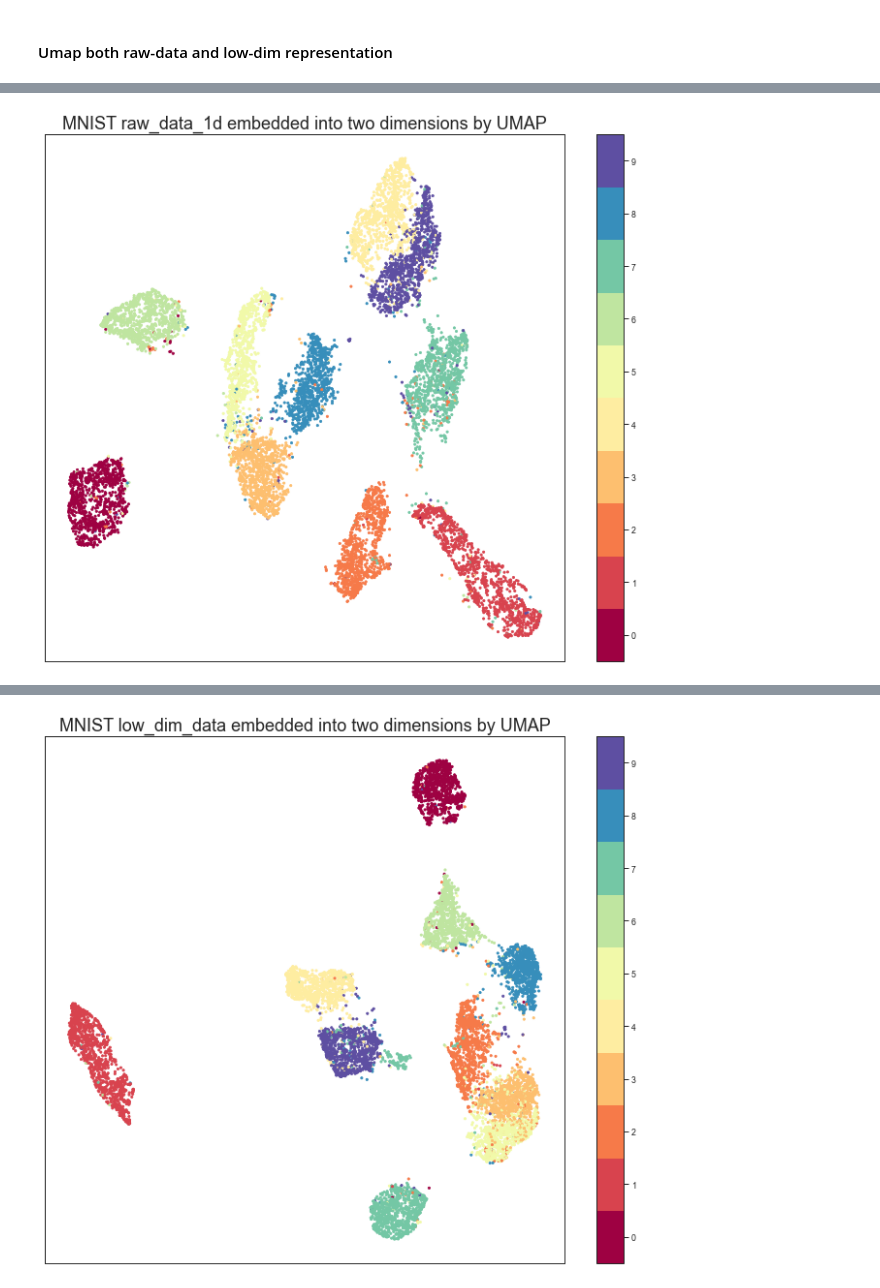
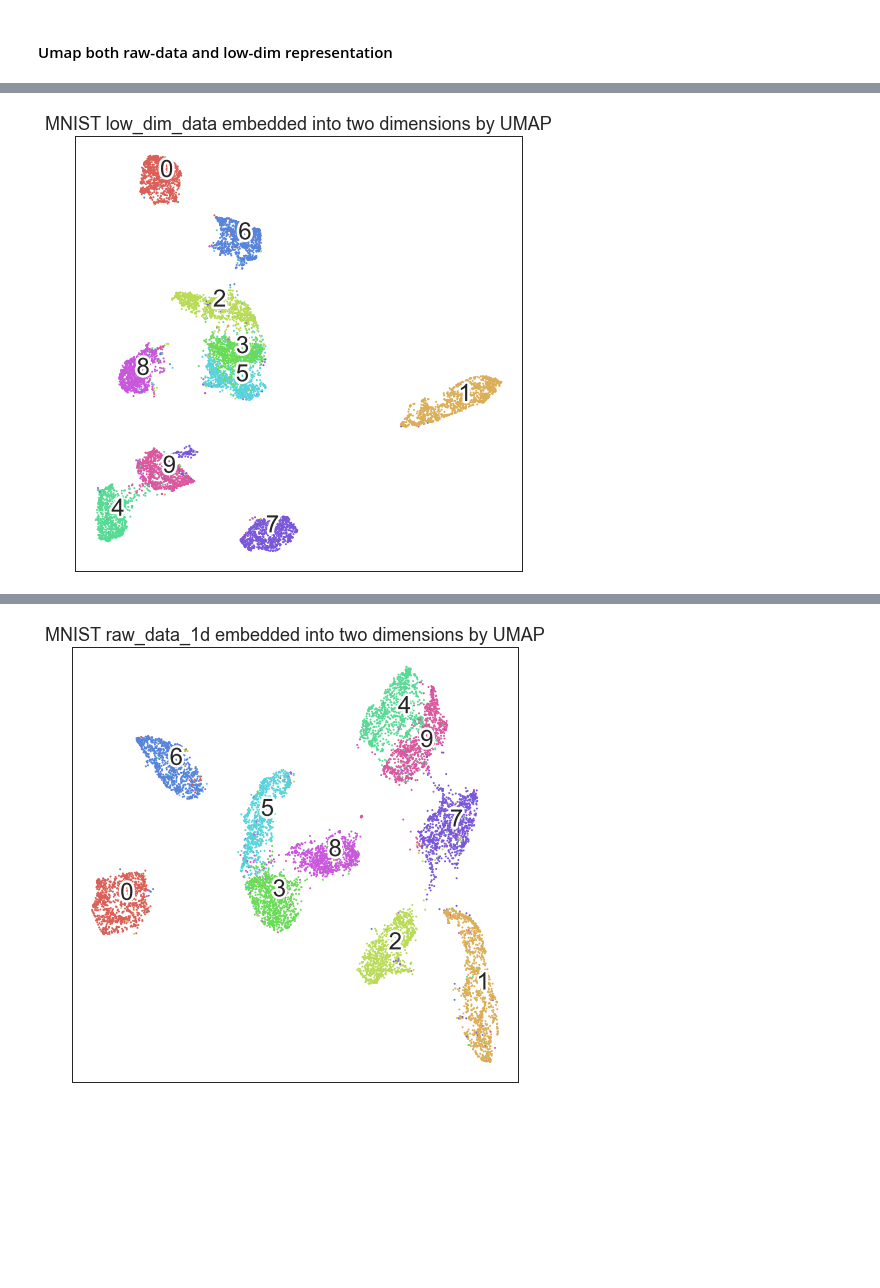
Before and after one commit to eyalho/thesis-methods, a Jupyter notebook: notebooks/pretext_simclr_mnist_full_pipeline.ipynb, the cells around one changed output, grey strips where cells are left out. Saved outputs shown, nothing was run; the diff lists cells and outputs as text; code cells hidden in the pictures; blank space fills up the shorter version.

```diff
--- a/notebooks/pretext_simclr_mnist_full_pipeline.ipynb
+++ b/notebooks/pretext_simclr_mnist_full_pipeline.ipynb
@@ -185,7 +185,7 @@ p = {'setup': 'simclr',
  'num_classes': 10,
  'criterion': 'simclr',
  'criterion_kwargs': {'temperature': 0.1},
- 'epochs': 20,
+ 'epochs': 31,
  'optimizer': 'sgd',
  'optimizer_kwargs': {'nesterov': False,
   'weight_decay': 0.0001,
@@ -328,3 +328,12 @@ class SimCLRLoss(nn.Module):
         loss = - ((mask * log_prob).sum(1) / mask.sum(1)).mean()
 
         return loss
+# %%
+features = torch.tensor(np.zeros((8,2,100)))
+features.size()
+b, n, dim = features.size()
+assert(n == 2)
+mask = torch.eye(b, dtype=torch.float32).cuda()
+
+contrast_features = torch.cat(torch.unbind(features, dim=1), dim=0)
+anchor = features[:, 0]
@@ -407,4 +412,3 @@ from torch.utils.data import Dataset
 # %%
-train_dataset = MNIST(root="../tmp/", train=True, transform=train_transforms, download=True)
-
-val_dataset   = MNIST(root="../tmp/", train=False, transform=val_transforms, download=True)
+train_dataset = MNIST(root=f"{base_folder}", train=True, transform=train_transforms, download=True)
+val_dataset   = MNIST(root=f"{base_folder}", train=False, transform=val_transforms, download=True)
@@ -808,21 +845,8 @@ print(raw_data.shape)
 print(low_dim_data.shape)
 print(raw_data_1d.shape)
 
-print("Start umap raw_data_1d", datetime.datetime.now().strftime("%Y-%m-%d %H:%M:%S"))
-print("raw_data_1d.shape", raw_data_1d.shape)
-reducer = umap.UMAP(random_state=42)
-embedding = reducer.fit_transform(raw_data_1d)
-print("End umap raw_data_1d", datetime.datetime.now().strftime("%Y-%m-%d %H:%M:%S"))
 
-fig, ax = plt.subplots(figsize=(12, 10))
-color =  labels.astype(int)
-plt.scatter(embedding[:, 0], embedding[:, 1], c=color, cmap="Spectral", s=5)
-plt.setp(ax, xticks=[], yticks=[])
-plt.title("MNIST raw_data_1d embedded into two dimensions by UMAP", fontsize=18)
-cbar = plt.colorbar(boundaries=np.arange(11)-0.5)
-cbar.set_ticks(np.arange(10))
-plt.show()
-
+################## umap low_dim_data ##################
 
 print("Start umap low_dim_data", datetime.datetime.now().strftime("%Y-%m-%d %H:%M:%S"))
 print("low_dim_data.shape", low_dim_data.shape)
@@ -830,12 +854,26 @@ reducer = umap.UMAP(random_state=42)
 embedding = reducer.fit_transform(low_dim_data)
 print("End umap low_dim_data", datetime.datetime.now().strftime("%Y-%m-%d %H:%M:%S"))
 
-fig, ax = plt.subplots(figsize=(12, 10))
-color =  labels.astype(int)
-plt.scatter(embedding[:, 0], embedding[:, 1], c=color, cmap="Spectral", s=5)
-plt.setp(ax, xticks=[], yticks=[])
-plt.title("MNIST low_dim_data embedded into two dimensions by UMAP", fontsize=18)
-cbar = plt.colorbar(boundaries=np.arange(11)-0.5)
-cbar.set_ticks(np.arange(10))
-plt.show()
+plot_embedding_2d(embedding, labels.astype(int), "MNIST low_dim_data embedded into two dimensions by UMAP")
+
+
+################## umap raw_data_1d ##################
+print("-"*30)
+print("Start umap raw_data_1d", datetime.datetime.now().strftime("%Y-%m-%d %H:%M:%S"))
+print("raw_data_1d.shape", raw_data_1d.shape)
+reducer = umap.UMAP(random_state=42)
+embedding = reducer.fit_transform(raw_data_1d)
+print("End umap raw_data_1d", datetime.datetime.now().strftime("%Y-%m-%d %H:%M:%S"))
+
+plot_embedding_2d(embedding, labels.astype(int), "MNIST raw_data_1d embedded into two dimensions by UMAP")
+
+print("END")
+# fig, ax = plt.subplots(figsize=(12, 10))
+# color =  labels.astype(int)
+# plt.scatter(embedding[:, 0], embedding[:, 1], c=color, cmap="Spectral", s=5)
+# plt.setp(ax, xticks=[], yticks=[])
+# plt.title("MNIST raw_data_1d embedded into two dimensions by UMAP", fontsize=18)
+# cbar = plt.colorbar(boundaries=np.arange(11)-0.5)
+# cbar.set_ticks(np.arange(10))
+# plt.show()
 # %% [output]
@@ -850 +892 @@ End umap raw_data_1d 2021-07-10 13:15:01
-[figure, old version]
+[figure, new version]
@@ -854 +893 @@ End umap low_dim_data 2021-07-10 13:15:27
-[figure, old version]
+[figure, new version]
```
Also changed, not shown: parts of 34 cells of this notebook.
